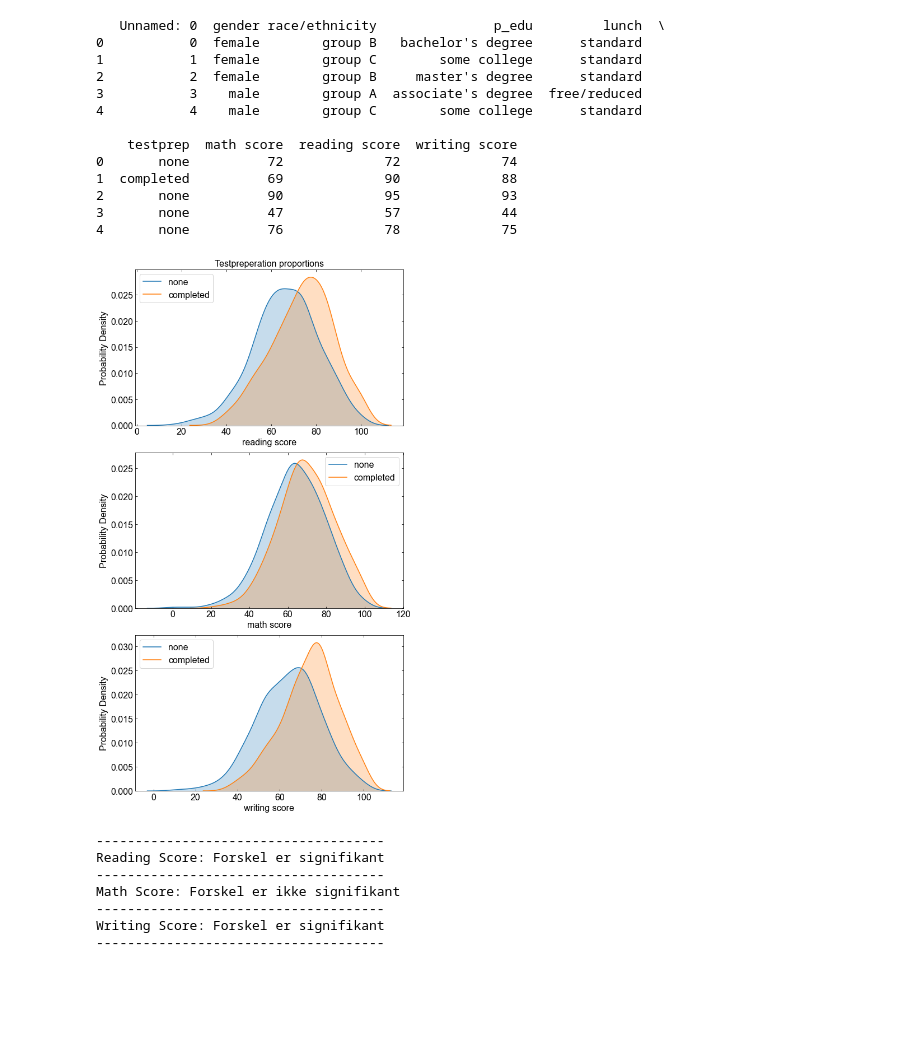
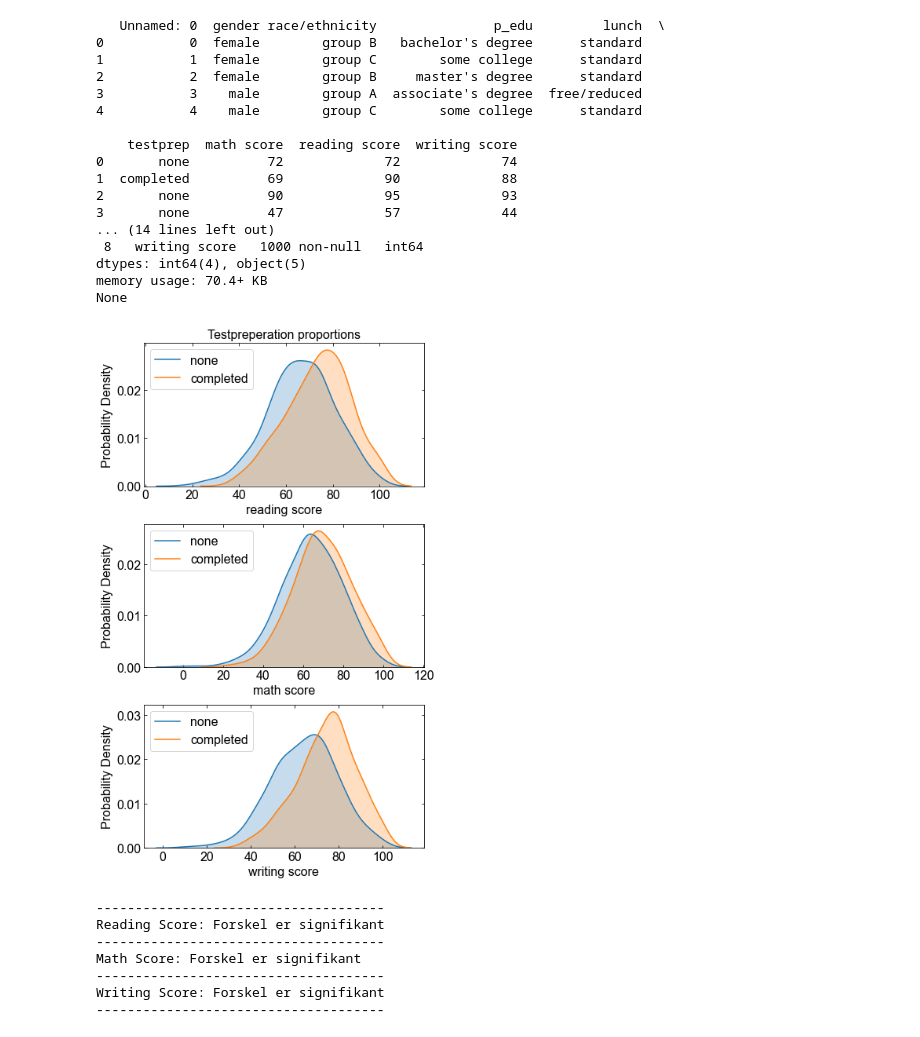
Before and after one commit to fred465f/exams, a Jupyter notebook: eda_visual.ipynb, the cells around one changed output. Cells and saved outputs as stored; diff of their text form; code cells hidden in the pictures; blank space fills up the shorter version.

Commit message:
edited eda.py and edited eda_visual.ipynb notebook

```diff
--- a/eda_visual.ipynb
+++ b/eda_visual.ipynb
@@ -19,6 +19,7 @@ plt.rc("legend", fontsize=16)
 # Importere data
 df = pd.read_csv('StudentsPerformanceCleaned.csv')
 print(df.head())
+print(df.info())
 # %% [output]
    Unnamed: 0  gender race/ethnicity               p_edu         lunch  \
 0           0  female        group B   bachelor's degree      standard
@@ -32,7 +33,11 @@ print(df.head())
 1  completed          69             90             88
 2       none          90             95             93
 3       none          47             57             44
-4       none          76             78             75
+... (14 lines left out)
+ 8   writing score   1000 non-null   int64
+dtypes: int64(4), object(5)
+memory usage: 70.4+ KB
+None
 # %%
 # Definere funktioner
 def calc_pop_mean(data=None, size=100, count=1000): # bootstrap
@@ -43,40 +48,40 @@ def calc_pop_mean(data=None, size=100, count=1000): # bootstrap
 # %%
 # Subplots
 labels = ['reading score','math score','writing score']
-fig, ax = plt.subplots(3, 1, figsize=(8,14))
+fig, ax = plt.subplots(3, 1, figsize=(6,10))
 
 # Plotte kde-plots
 for i, l in enumerate(labels):
     sns.kdeplot(df[df.testprep == 'none'][l], shade=True, label='none', ax=ax[i])
     sns.kdeplot(df[df.testprep == 'completed'][l], shade=True, label='completed', ax=ax[i])
     ax[i].set_xlabel(l)
     ax[i].set_ylabel('Probability Density')
     ax[i].legend()
 
 # Indstillinger for plot
 ax[0].set_title('Testpreperation proportions')
 plt.subplots_adjust(wspace=2)
 plt.tight_layout()
 sns.color_palette('pastel')
 plt.show()
 # %% [output]
-[figure, old version]
+[figure, new version]
 # %%
 # One-Sample T-Tests
 read_none = df[df.testprep == 'none']['reading score']
 read_pop_mean = calc_pop_mean(read_none, size=1000, count=1000)
-tstat, pval_r = ss.ttest_1samp(df['reading score'], read_pop_mean)
+tstat, pval_r = ss.ttest_1samp(df[df.testprep == 'completed']['reading score'], read_pop_mean)
 
 math_none = df[df.testprep == 'none']['math score']
 math_pop_mean = calc_pop_mean(read_none, size=1000, count=1000)
-tstat, pval_m = ss.ttest_1samp(df['math score'], math_pop_mean)
+tstat, pval_m = ss.ttest_1samp(df[df.testprep == 'completed']['math score'], math_pop_mean)
 
 write_none = df[df.testprep == 'none']['writing score']
 write_pop_mean = calc_pop_mean(write_none, size=1000, count=1000)
-tstat, pval_w = ss.ttest_1samp(df['writing score'], write_pop_mean)
+tstat, pval_w = ss.ttest_1samp(df[df.testprep == 'completed']['writing score'], write_pop_mean)
 
 # Printing results from One-Sample T-Tests
-sig_level = 0.05
+sig_level = 0.01
 print('-------------------------------------')
 print('Reading Score: Forskel er ' + ('signifikant' if pval_r < sig_level else 'ikke signifikant'))
 print('-------------------------------------')
@@ -88,7 +93,7 @@ print('-------------------------------------')
 -------------------------------------
 Reading Score: Forskel er signifikant
 -------------------------------------
-Math Score: Forskel er ikke signifikant
+Math Score: Forskel er signifikant
 -------------------------------------
 Writing Score: Forskel er signifikant
 -------------------------------------
```
Also changed, not shown: parts of 5 cells of this notebook.
